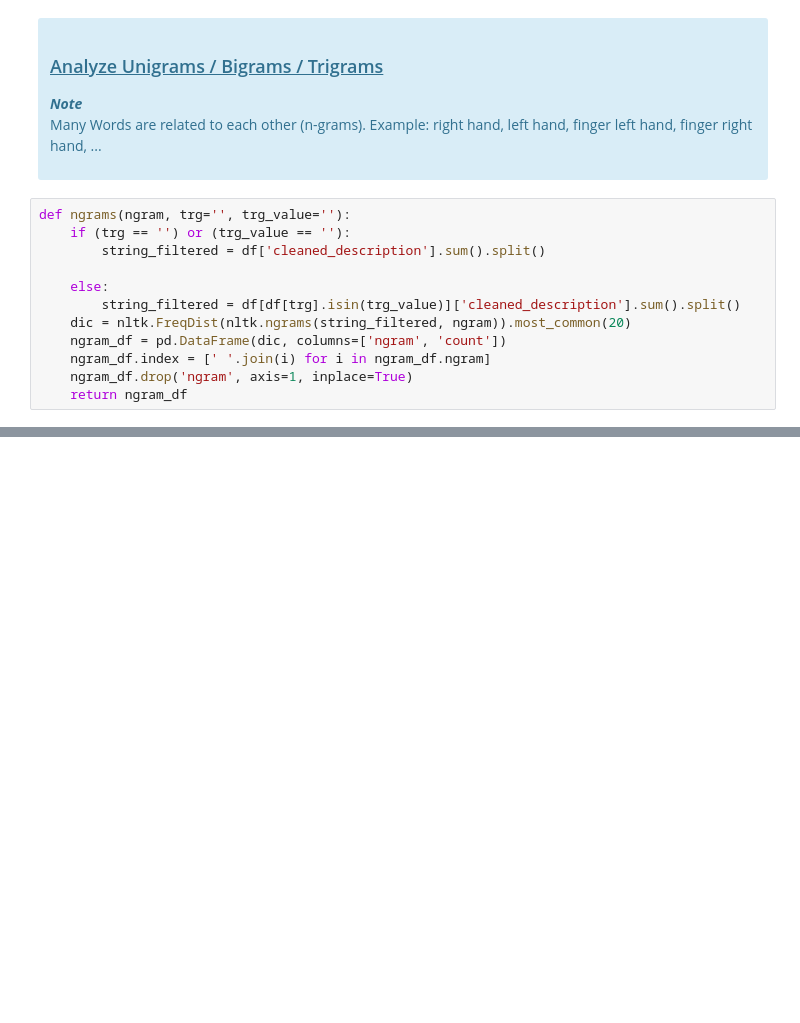
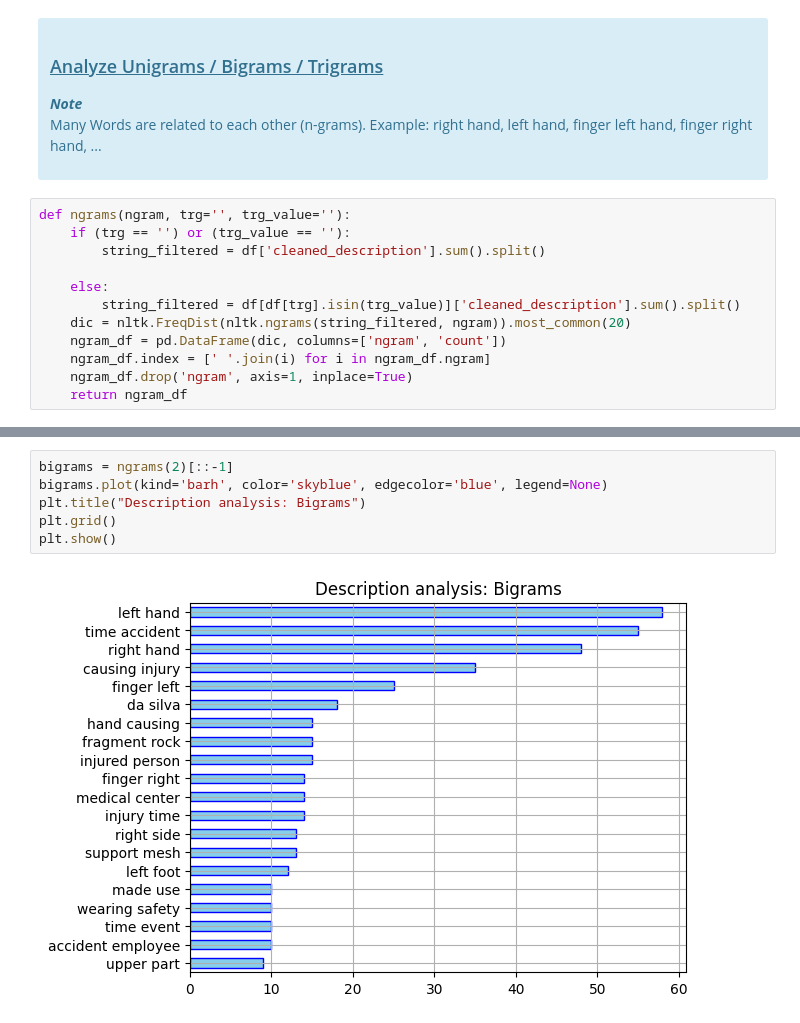
Before and after one commit to ThomasKirsch14/LearningML, a Jupyter notebook: accident-causal/accident.ipynb, the cells around one changed output, grey strips where cells are left out. Cells and saved outputs as stored; diff of their text form; blank space fills up the shorter version.

```diff
--- a/accident-causal/accident.ipynb
+++ b/accident-causal/accident.ipynb
@@ -210,0 +223,8 @@ cloud = WordCloud(
+# %%
+bigrams = ngrams(2)[::-1]
+bigrams.plot(kind='barh', color='skyblue', edgecolor='blue', legend=None)
+plt.title("Description analysis: Bigrams")
+plt.grid()
+plt.show()
+# %% [output]
+[figure, added]
```
Also changed, not shown: parts of 3 cells of this notebook, 1 other file.
